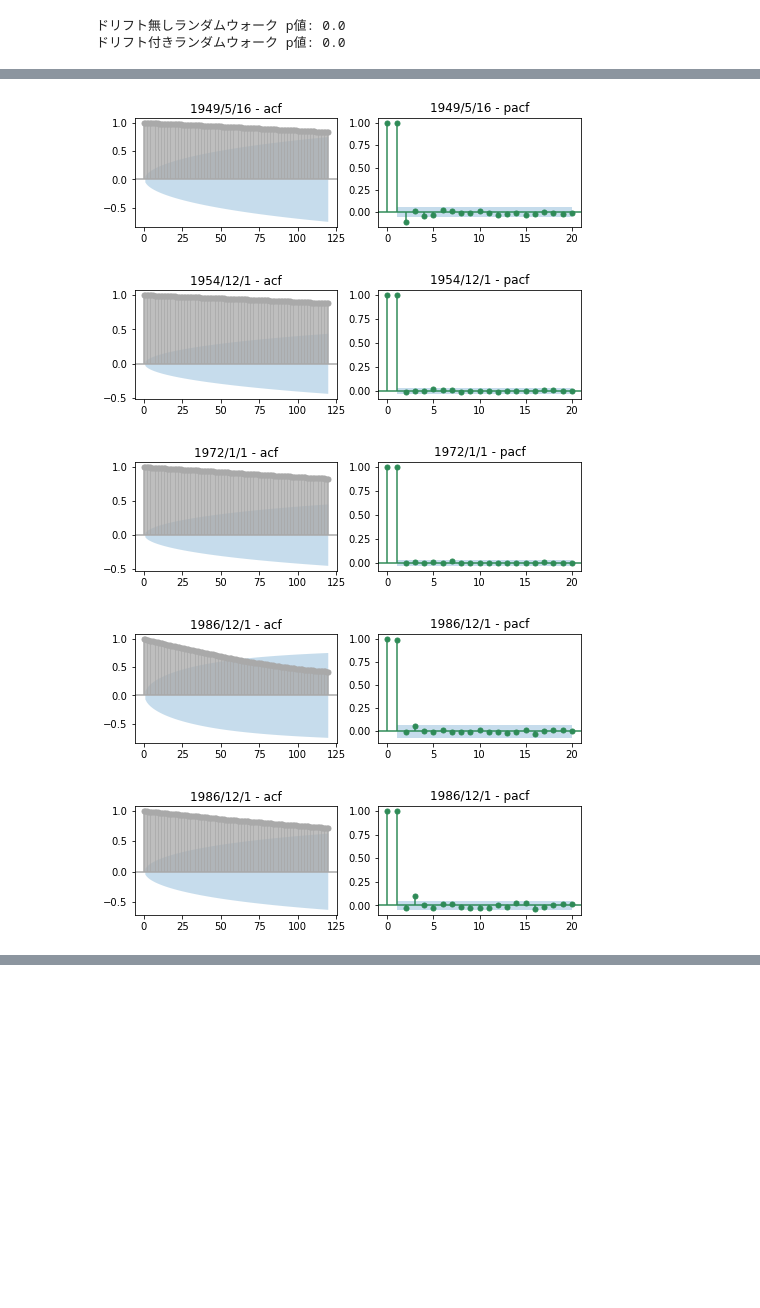
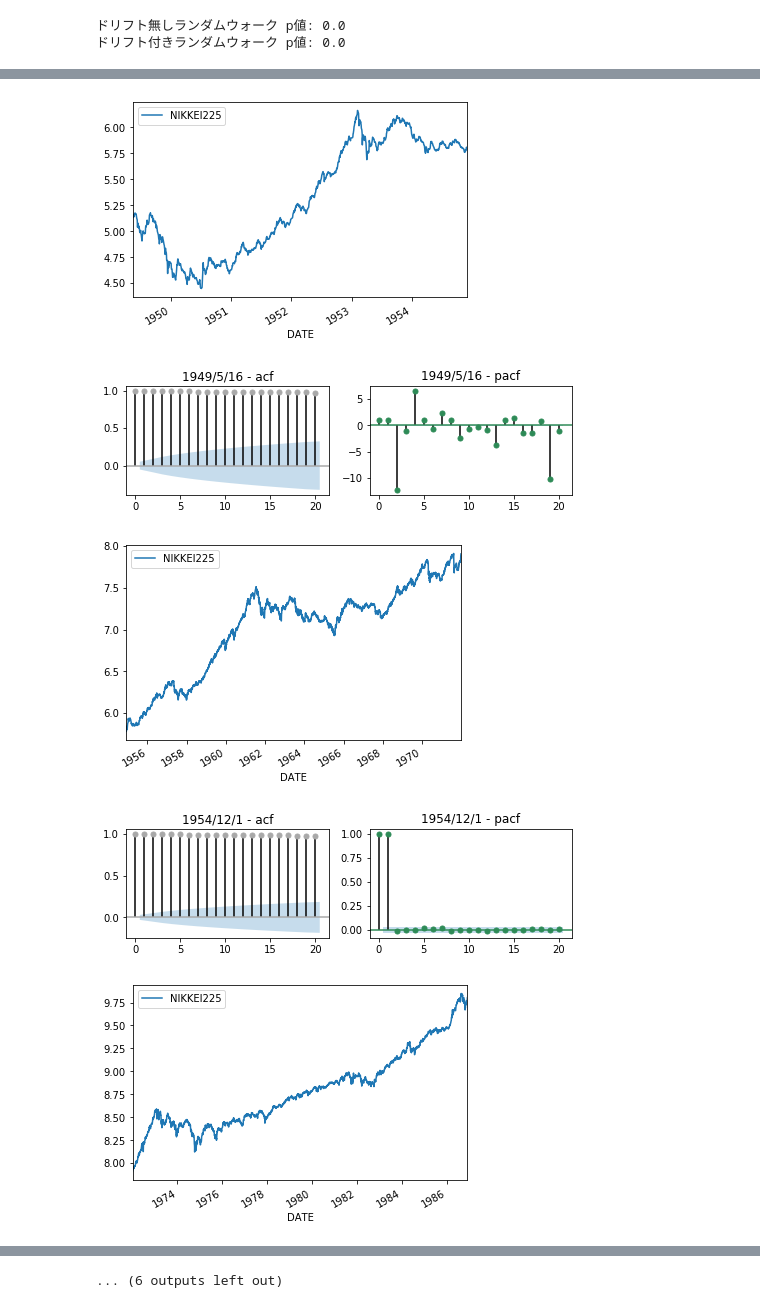
Before and after one commit to innovation1005/python3-for-system-trade, a Jupyter notebook: 360/pan8.ipynb, the cells around one changed output, grey strips where cells are left out. Drawn from its saved outputs; the diff is of its cells as text; code cells hidden in the pictures; blank space fills up the shorter version.

```diff
--- a/360/pan8.ipynb
+++ b/360/pan8.ipynb
@@ -122,20 +130,21 @@ plt.ylabel('$std$')
 # %%
 bcs=["1949/5/16","1954/12/1","1972/1/1","1986/12/1","1986/12/1",
      "1993/11/1","1999/2/1","2002/2/1","2009/4/1"]
 bce=["1954/11/30","1971/12/31","1986/11/30","1989/12/31","1993/10/30",
      "1999/1/31","2002/1/31","2009/3/31","2012/11/30"]
 for i in range(len(bcs)):
     y=lnn225.loc[bcs[i]:bce[i]].dropna()
+    y.plot()
     fig = plt.figure(figsize=(8,2))
     ax1 = fig.add_subplot(1,2,1)
-    fig = sm.graphics.tsa.plot_acf(y.squeeze(), lags=120, ax=ax1,color='darkgray')
+    fig = sm.graphics.tsa.plot_acf(y.values.squeeze(), lags=20, ax=ax1,color='darkgray')
     plt.title(bcs[i]+' - acf')
     ax2 = fig.add_subplot(1,2,2)
-    fig = sm.graphics.tsa.plot_pacf(y.squeeze(), lags=20, ax=ax2,color='seagreen')
+    fig = sm.graphics.tsa.plot_pacf(y.values.squeeze(), lags=20, ax=ax2,color='seagreen')
     plt.title(bcs[i]+' - pacf')
 # %% [output]
-[figure, old version]
+[figure, new version]
-[figure, old version]
+[figure, new version]
-[figure, old version]
+[figure, new version]
-[figure, old version]
+[figure, new version]
-[figure, old version]
+[figure, new version]
@@ -146 +158,2 @@ for i in range(len(bcs)):
+... (6 outputs left out)
 # %%
```
Also changed, not shown: parts of 11 cells of this notebook, 4 other files.
